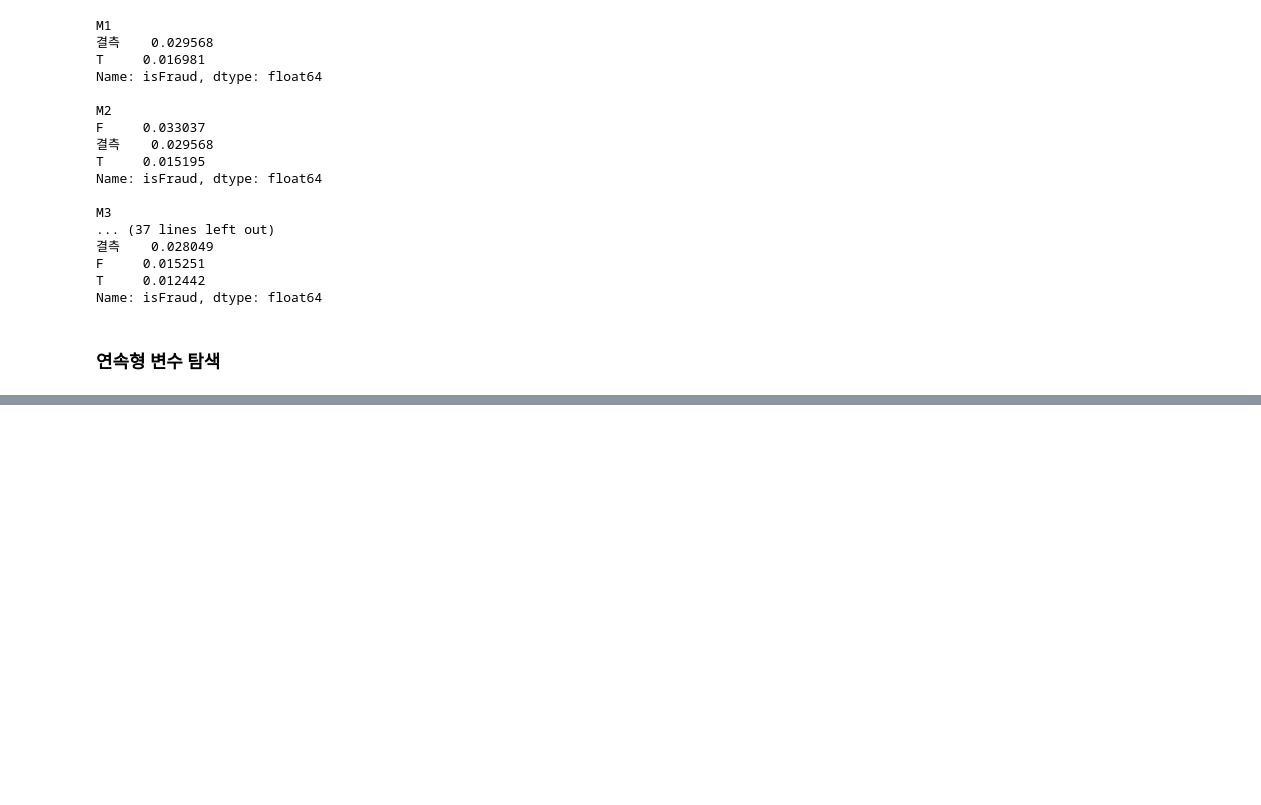
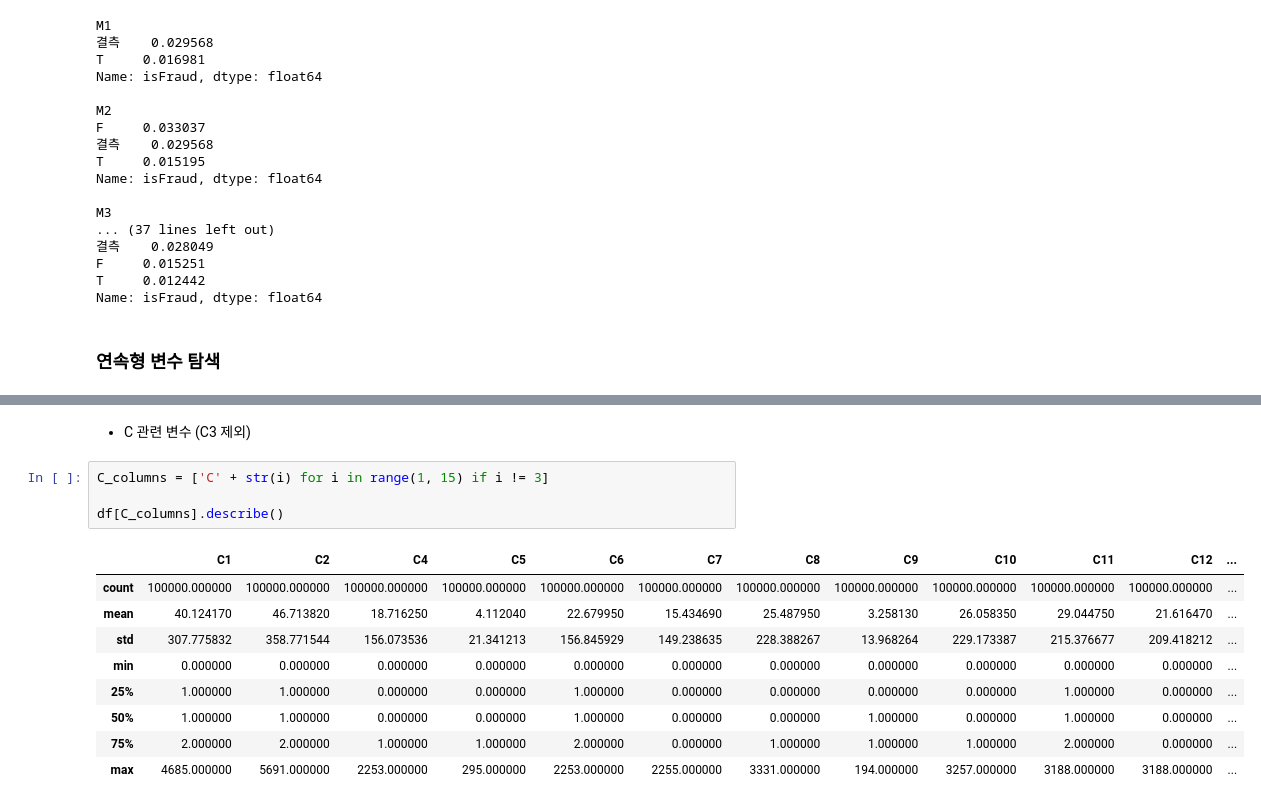
Before and after one commit to seonydg/ml-classification-IEEE-CIS-Fraud-Detection, a Jupyter notebook: IEEE-CIS Fraud Detection.ipynb, the cells around one changed output, grey strips where cells are left out. Saved outputs shown, nothing was run; the diff lists cells and outputs as text; blank space fills up the shorter version.

```diff
--- a/IEEE-CIS Fraud Detection.ipynb
+++ b/IEEE-CIS Fraud Detection.ipynb
@@ -406,0 +469,16 @@ Name: isFraud, dtype: float64
+# %% [markdown]
+- C 관련 변수 (C3 제외)
+# %%
+C_columns = ['C' + str(i) for i in range(1, 15) if i != 3]
+
+df[C_columns].describe()
+# %% [output]
+|  | C1 | C2 | C4 | C5 | C6 | C7 | C8 | C9 | C10 | C11 | C12 | ... |
+| count | 100000.000000 | 100000.000000 | 100000.000000 | 100000.000000 | 100000.000000 | 100000.000000 | 100000.000000 | 100000.000000 | 100000.000000 | 100000.000000 | 100000.000000 | ... |
+| mean | 40.124170 | 46.713820 | 18.716250 | 4.112040 | 22.679950 | 15.434690 | 25.487950 | 3.258130 | 26.058350 | 29.044750 | 21.616470 | ... |
+| std | 307.775832 | 358.771544 | 156.073536 | 21.341213 | 156.845929 | 149.238635 | 228.388267 | 13.968264 | 229.173387 | 215.376677 | 209.418212 | ... |
+| min | 0.000000 | 0.000000 | 0.000000 | 0.000000 | 0.000000 | 0.000000 | 0.000000 | 0.000000 | 0.000000 | 0.000000 | 0.000000 | ... |
+| 25% | 1.000000 | 1.000000 | 0.000000 | 0.000000 | 1.000000 | 0.000000 | 0.000000 | 0.000000 | 0.000000 | 1.000000 | 0.000000 | ... |
+| 50% | 1.000000 | 1.000000 | 0.000000 | 0.000000 | 1.000000 | 0.000000 | 0.000000 | 1.000000 | 0.000000 | 1.000000 | 0.000000 | ... |
+| 75% | 2.000000 | 2.000000 | 1.000000 | 1.000000 | 2.000000 | 0.000000 | 1.000000 | 1.000000 | 1.000000 | 2.000000 | 0.000000 | ... |
+| max | 4685.000000 | 5691.000000 | 2253.000000 | 295.000000 | 2253.000000 | 2255.000000 | 3331.000000 | 194.000000 | 3257.000000 | 3188.000000 | 3188.000000 | ... |
```
Also changed, not shown: parts of 24 cells of this notebook.
